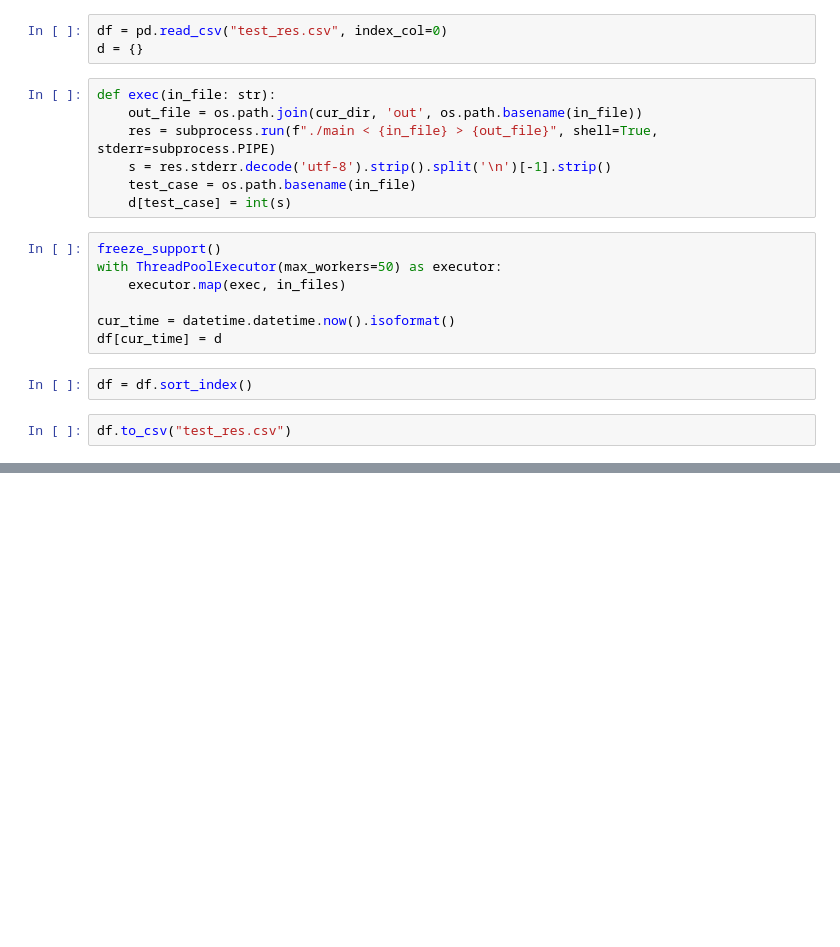
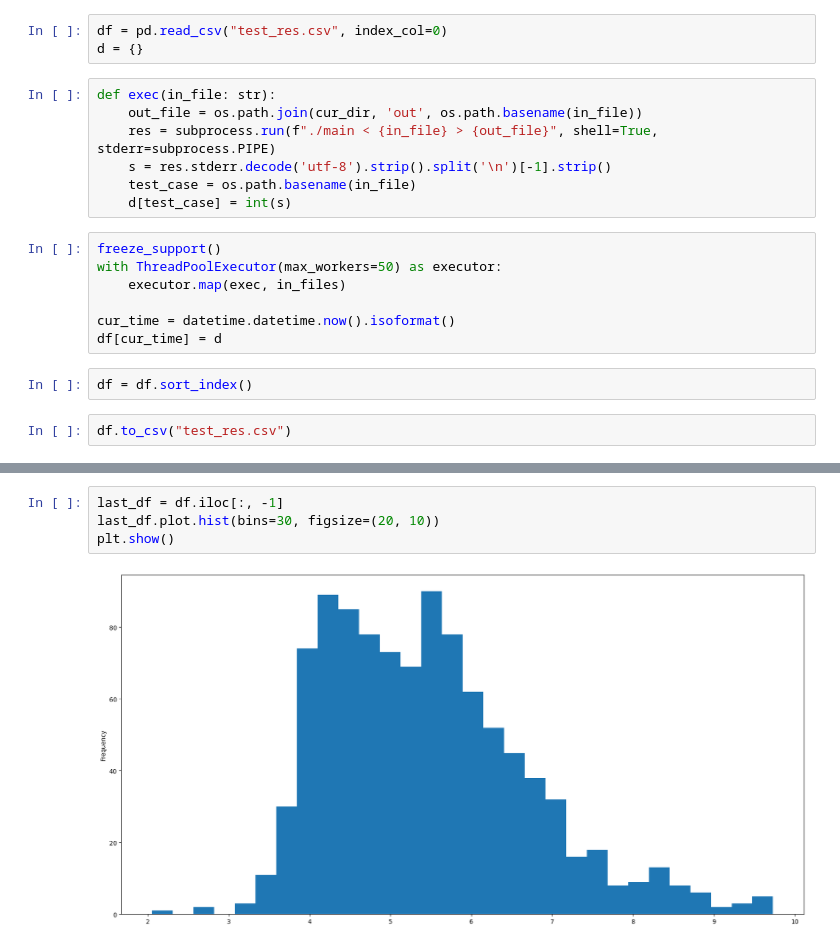
Before and after one commit to ayu0616/atcoder-workspace-cpp, a Jupyter notebook: ahc029/A/exec_test.ipynb, the cells around one changed output, grey strips where cells are left out. Drawn from its saved outputs; the diff is of its cells as text; blank space fills up the shorter version.

```diff
--- a/ahc029/A/exec_test.ipynb
+++ b/ahc029/A/exec_test.ipynb
@@ -78 +79,7 @@ df.sort_values(by=[cur_time], ascending=False)
 1000 rows × 5 columns
+# %%
+last_df = df.iloc[:, -1]
+last_df.plot.hist(bins=30, figsize=(20, 10))
+plt.show()
+# %% [output]
+[figure, added]
```
Also changed, not shown: parts of 8 cells of this notebook.
